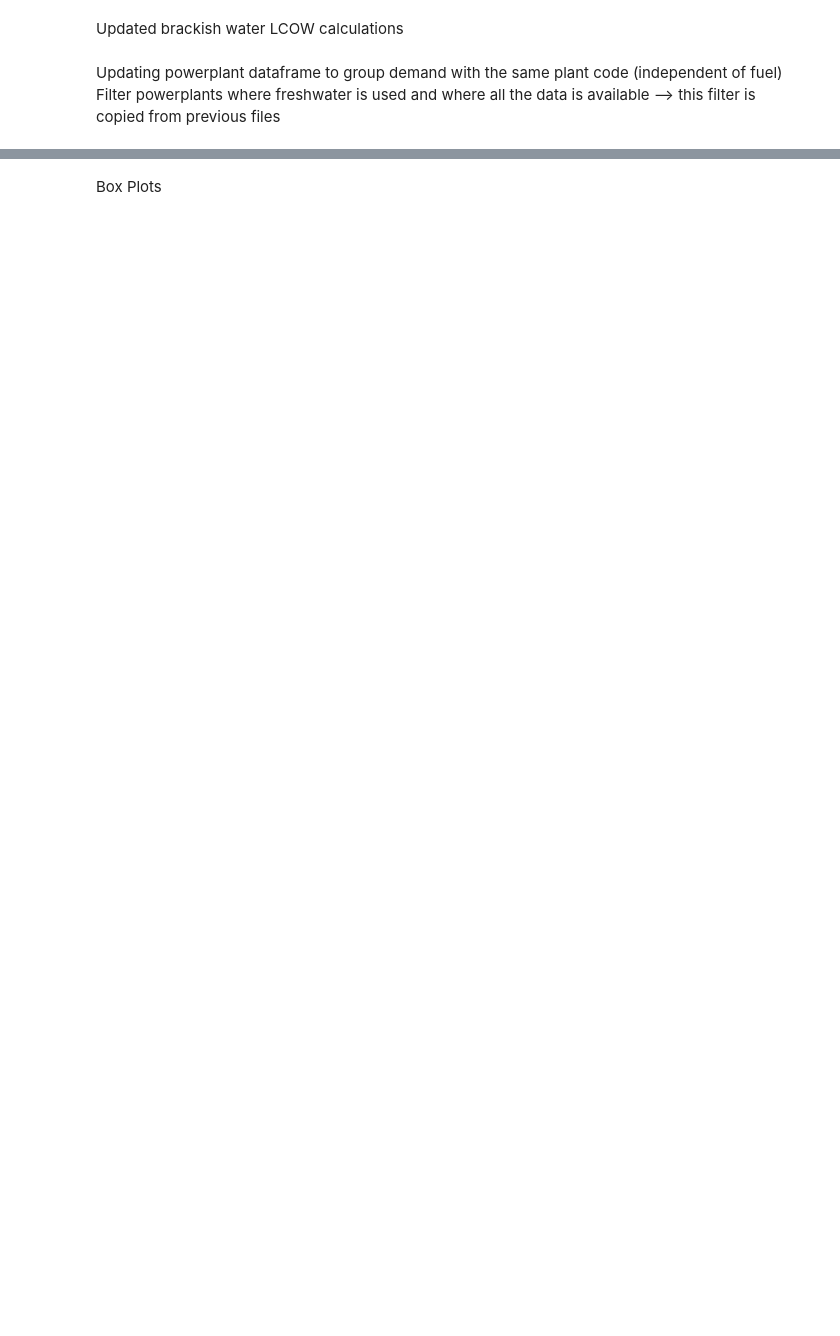
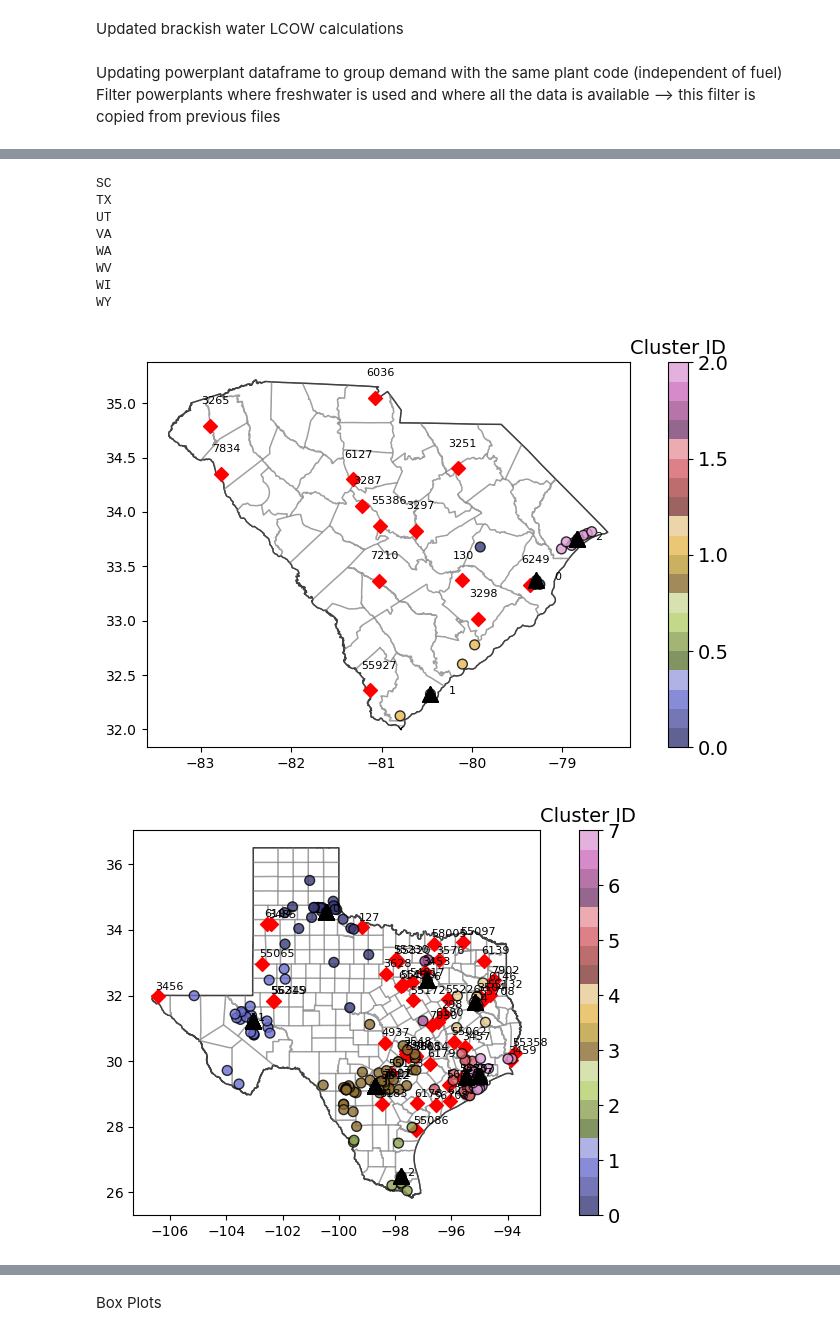
Before and after one commit to MuktaHardikar/WaterTAP3, a Jupyter notebook: watertap3/watertap3/BW_PP_USA.ipynb, the cells around one changed output, grey strips where cells are left out. Drawn from its saved outputs; the diff is of its cells as text; code cells hidden in the pictures; blank space fills up the shorter version.

```diff
--- a/watertap3/watertap3/BW_PP_USA.ipynb
+++ b/watertap3/watertap3/BW_PP_USA.ipynb
@@ -341,0 +338,76 @@ one_pp_many_bw_cluster_df.to_csv(r'\Users\mhardika\Documents\AMO\GeoToolAll_Meth
+# %%
+# Clustered
+cols = ['State','PlantCode','PPLatitude','PPLongitude','PPDemand','BWSites','BWLatitude','BWLongitude','BWAvailable','Distance_km',
+        'PPDemandFracMet','LCOW','TransportLCOW','tLCOW','WeightedtLCOW','Cum_PPDemandFracMet']
+
+one_pp_many_bw_cluster_df  = pd.DataFrame(columns=cols)
+
+one_pp_many_bw_cluster_df = state_pp_cluster_calc(state_alpha)
+# Check if folder already exists
+PATH = r'\Users\mhardika\Documents\AMO\Analysis Data Files\Power\\' + state_alpha
+if not os.path.exists(PATH):
+    os.makedirs(PATH)
+
+name = '\pp_combined_clustered_' + state_alpha.lower()+'.csv'
+# one_pp_many_bw_cluster_df.to_csv(r'\Users\mhardika\Documents\AMO\GeoToolAll_Methods\Water Source Data\Power'+ name )
+one_pp_many_bw_cluster_df.to_csv(PATH + '\\' + name )
+# %%
+# Block to automate a run through all states
+state_codes = ['AL','AZ','AR','CA','CO','CT','FL','GA','ID','IL',
+               'IA','KS','KY','LA','MD','MI','MN','MS','MO',
+               'MT','NE','NV','NJ','NM','NY','NC','ND','OH',
+               'OK','OR','PA','SC','TX','UT','VA','WA',
+               'WV','WI','WY']
+
+for state_alpha in state_codes:
+    print(state_alpha)
+    # Read relevant files
+    PATH = r'\Users\mhardika\Documents\AMO\Analysis Data Files\clustering_results\\' + state_alpha
+    cluster_bw_df = pd.read_csv(PATH + '\\' + state_alpha.lower()+'_cluster.csv').drop(['Unnamed: 0'],axis=1)
+    subcluster_bw_df = pd.read_csv(PATH + '\\' + state_alpha.lower()+'_subcluster.csv').drop(['Unnamed: 0'],axis=1)
+    bw_cluster_kmeans = pd.read_csv(PATH + '\\' + state_alpha.lower()+'_bw_kmeans.csv').drop(['Unnamed: 0'],axis=1)
+
+    fig = plot_map(cluster_bw_df)
+    PATH = r'\Users\mhardika\Documents\AMO\Analysis Data Files\Power\\' + state_alpha + '\\'
+    fig.savefig(PATH +  state_alpha.lower()+'_map.jpg')
+
+    # For unclustered case
+    one_pp_many_bw_df = state_pp_calc(state_alpha)
+
+    # Check if folder already exists
+    PATH = r'\Users\mhardika\Documents\AMO\Analysis Data Files\Power\\' + state_alpha
+    if not os.path.exists(PATH):
+        os.makedirs(PATH)
+
+
+    name = '\pp_combined_unclustered_' + state_alpha.lower() +'.csv'
+    # one_pp_many_bw_df.to_csv(r'\Users\mhardika\Documents\AMO\GeoToolAll_Methods\Water Source Data\Power'+ name )
+    one_pp_many_bw_df.to_csv(PATH + '\\'+ name )
+
+    # For clustered case
+    cols = ['State','PlantCode','PPLatitude','PPLongitude','PPDemand','BWSites','BWLatitude','BWLongitude','BWAvailable','Distance_km',
+        'PPDemandFracMet','LCOW','TransportLCOW','tLCOW','WeightedtLCOW','Cum_PPDemandFracMet']
+
+    one_pp_many_bw_cluster_df  = pd.DataFrame(columns=cols)
+
+    one_pp_many_bw_cluster_df = state_pp_cluster_calc(state_alpha)
+
+        # Check if folder already exists
+    PATH = r'\Users\mhardika\Documents\AMO\Analysis Data Files\Power\\' + state_alpha
+    if not os.path.exists(PATH):
+        os.makedirs(PATH)
+
+    name = '\pp_combined_clustered_' + state_alpha.lower()+'.csv'
+    # one_pp_many_bw_cluster_df.to_csv(r'\Users\mhardika\Documents\AMO\GeoToolAll_Methods\Water Source Data\Power'+ name )
+    one_pp_many_bw_cluster_df.to_csv(PATH + '\\' + name )
+# %% [output]
+SC
+TX
+UT
+VA
+WA
+WV
+WI
+WY
+[figure, added]
+[figure, added]
```
Also changed, not shown: parts of 13 cells of this notebook, 11 other files.
